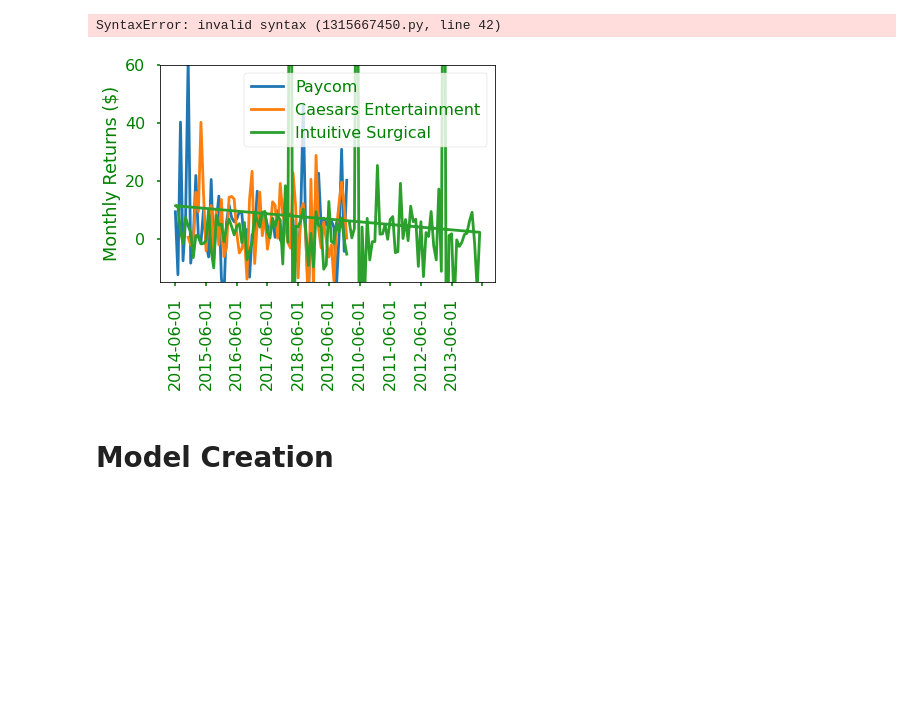
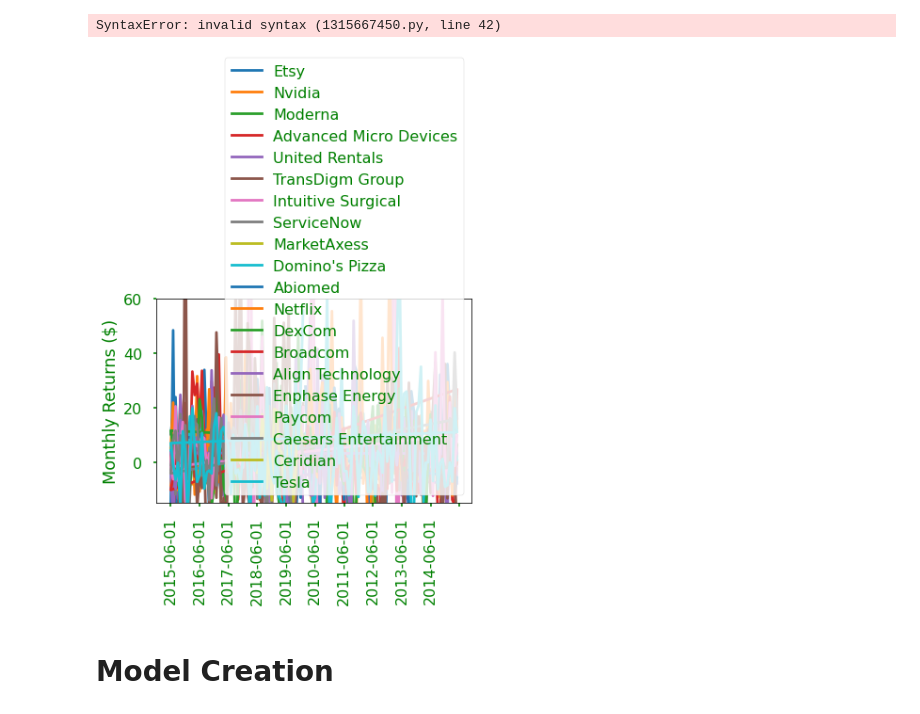
Before and after one commit to H-Cindy/CQF-Deep-Dive-Sharpe, a Jupyter notebook: Deep_dive_sharpe.ipynb, the cells around one changed output. Drawn from its saved outputs; the diff is of its cells as text; code cells hidden in the pictures; blank space fills up the shorter version.

```diff
--- a/Deep_dive_sharpe.ipynb
+++ b/Deep_dive_sharpe.ipynb
@@ -190,36 +190,36 @@ import matplotlib as mpl
 %matplotlib inline
 
 # Further data viz - Darren
-x=3
+x=20
 topx = avg_monthly_returns.nlargest(n=x)
 top10_names = topx.index
 names = set()
 for i in top10_names:
   names.add(i)
 names
 top10_fr = full_DS[['name', 'date', 'monthly_return']].loc[full_DS['name'].isin(names)]
 top10_monthly_returns = top10_fr.groupby(['name','date'])['monthly_return'].agg(np.mean)
 
 
 top10_monthly_returns
 for name in names:
   plt.plot(top10_monthly_returns[name], label=name)
 plt.legend()
 plt.ylim((-15,60))
 
 plt.xticks(np.arange(0, 132, 12),rotation=90)
 
 plt.ylabel('Monthly Returns ($)')
 
 COLOR = 'green'
 mpl.rcParams['text.color'] = COLOR
 mpl.rcParams['axes.labelcolor'] = COLOR
 mpl.rcParams['xtick.color'] = COLOR
 mpl.rcParams['ytick.color'] = COLOR
 
 plt.savefig("vis.png")
 # %% [output]
-[figure, old version]
+[figure, new version]
 # %%
 # Write Sharpe ratio function - Ben
 def sharpe_ratio(periodic_weights, periodic_returns, periodic_riskfree):
```
Also changed, not shown: parts of 1 cell of this notebook, 1 other file.
